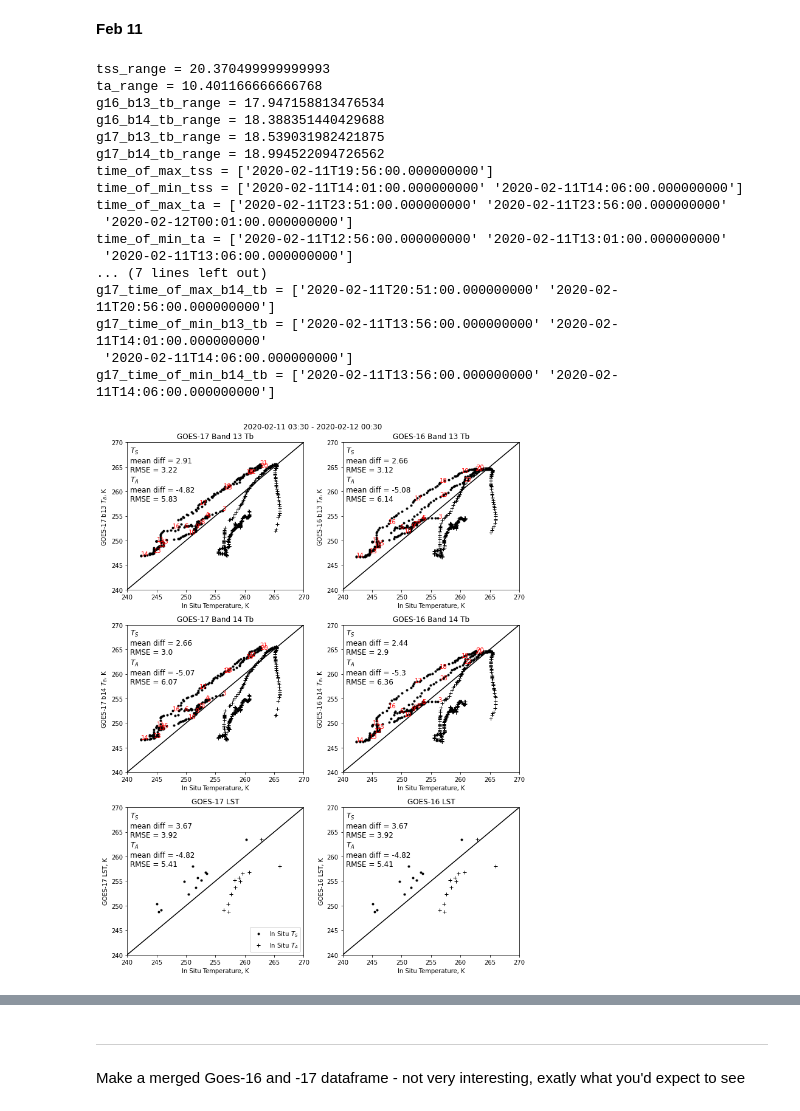
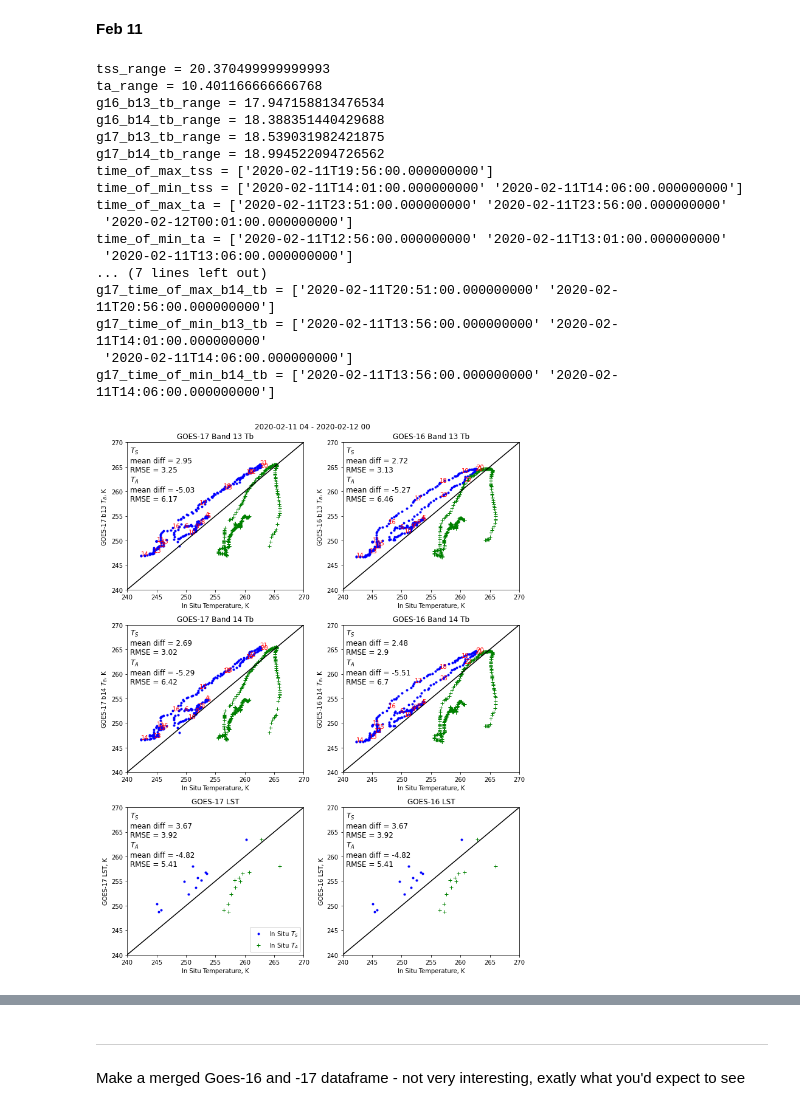
Before and after one commit to spestana/snowex2020, a Jupyter notebook: abi_vs_ground.ipynb, the cells around one changed output, grey strips where cells are left out. Cells and saved outputs as stored; diff of their text form; code cells hidden in the pictures.

```diff
--- a/abi_vs_ground.ipynb
+++ b/abi_vs_ground.ipynb
@@ -163,7 +163,7 @@ df_merged = df_merged.rolling('30T',                 # Size of the moving window
 ---
 Select a cloud-free period to compare - **Feb 8**
 # %%
-starttime, endtime = '2020-02-08 13:45', '2020-02-09 01:30'
+starttime, endtime = '2020-02-08 14', '2020-02-09 00'
 # %%
 n_hours = 1
 
@@ -359,9 +359,9 @@ pixelA_g16_rad.b14_tb_2km.plot(ax=axA16, c='k', linestyle=':',  label='GOES-16 A
 df_merged.rad_avg.plot(ax=axA16, c='b', label='In Situ $T_S$')
 df_merged.AirTC_20ft_Avg.plot(ax=axA16, c='g', label='In Situ $T_A$')
 axA16.plot([np.datetime64(g16_time_of_max_b13_tb[0])], [g16_b13_tb_max], c='k', linestyle='none', marker='o')
-axA16.plot([np.datetime64(g16_time_of_min_b13_tb[0])], [g16_b13_tb_min], c='k', linestyle='none', marker='X')
+#axA16.plot([np.datetime64(g16_time_of_min_b13_tb[0])], [g16_b13_tb_min], c='k', linestyle='none', marker='X')
 axA16.plot([np.datetime64(g16_time_of_max_b14_tb[0])], [g16_b14_tb_max], c='k', linestyle='none', marker='o')
-axA16.plot([np.datetime64(g16_time_of_min_b14_tb[0])], [g16_b14_tb_min], c='k', linestyle='none', marker='X')
+#axA16.plot([np.datetime64(g16_time_of_min_b14_tb[0])], [g16_b14_tb_min], c='k', linestyle='none', marker='X')
 
 
 # GOES-17
@@ -371,22 +371,22 @@ pixelA_g17_rad.b14_tb_2km.plot(ax=axA17, c='k', linestyle=':',  label='GOES-17 A
 df_merged.rad_avg.plot(ax=axA17, c='b', label='In Situ $T_S$')
 df_merged.AirTC_20ft_Avg.plot(ax=axA17, c='g', label='In Situ $T_A$')
 axA17.plot([np.datetime64(g17_time_of_max_b13_tb[0])], [g17_b13_tb_max], c='k', linestyle='none', marker='o')
-axA17.plot([np.datetime64(g17_time_of_min_b13_tb[0])], [g17_b13_tb_min], c='k', linestyle='none', marker='X')
+#axA17.plot([np.datetime64(g17_time_of_min_b13_tb[0])], [g17_b13_tb_min], c='k', linestyle='none', marker='X')
 axA17.plot([np.datetime64(g17_time_of_max_b14_tb[0])], [g17_b14_tb_max], c='k', linestyle='none', marker='o')
-axA17.plot([np.datetime64(g17_time_of_min_b14_tb[0])], [g17_b14_tb_min], c='k', linestyle='none', marker='X')
+#axA17.plot([np.datetime64(g17_time_of_min_b14_tb[0])], [g17_b14_tb_min], c='k', linestyle='none', marker='X')
 
 
 # formatting
 for this_ax in axs.ravel():
     this_ax.plot([np.datetime64(time_of_max_tss[0])], [tss_max], c='b', linestyle='none', marker='o')
-    this_ax.plot([np.datetime64(time_of_min_tss[0])], [tss_min], c='b', linestyle='none', marker='X')
+    #this_ax.plot([np.datetime64(time_of_min_tss[0])], [tss_min], c='b', linestyle='none', marker='X')
     this_ax.plot([np.datetime64(time_of_max_ta[0])], [ta_max], c='g', linestyle='none', marker='o')
-    this_ax.plot([np.datetime64(time_of_min_ta[0])], [ta_min], c='g', linestyle='none', marker='X')
+    #this_ax.plot([np.datetime64(time_of_min_ta[0])], [ta_min], c='g', linestyle='none', marker='X')
     this_ax.set_ylabel('Temperature, K')
     this_ax.set_xlabel('Time')
     this_ax.set_xlim(pd.Timestamp(starttime), pd.Timestamp(endtime))
     this_ax.set_ylim(255,275)
     this_ax.legend(loc='lower right')
 
-#plt.savefig('abi_and_ground_timeline_feb8.jpg')
+plt.savefig('abi_and_ground_timeline_feb8.jpg')
 # %% [output]
@@ -394,7 +394,7 @@ for this_ax in axs.ravel():
 # %% [markdown]
 **Feb 11**
 # %%
-starttime, endtime = '2020-02-11 03:30', '2020-02-12 00:30'
+starttime, endtime = '2020-02-11 04', '2020-02-12 00'
 # %%
 #pixelA_g16_rad_sliced = pixelA_g16_rad[starttime:endtime]
 #pixelA_g16_lst_sliced = pixelA_g16_lst[starttime:endtime]
@@ -434,46 +434,46 @@ plt.suptitle(f'{starttime} - {endtime}')
 
 [ax17_b13, ax16_b13, ax17_b14, ax16_b14, ax17_lst, ax16_lst] = axs.ravel()
 
-ax16_b13.plot(df_merged.rad_avg, df_merged.pixelA_g16_rad_sliced_b13_tb_2km, '.k')
-ax16_b13.plot(df_merged.AirTC_20ft_Avg, df_merged.pixelA_g16_rad_sliced_b13_tb_2km, '+k')
+ax16_b13.plot(df_merged.rad_avg, df_merged.pixelA_g16_rad_sliced_b13_tb_2km, '.b')
+ax16_b13.plot(df_merged.AirTC_20ft_Avg, df_merged.pixelA_g16_rad_sliced_b13_tb_2km, '+g')
 _df = find_hour_start(df_merged_sliced, n_hours) # Add text labels for each hour
 [ax16_b13.annotate(i.hour, xy=(row.rad_avg, row.pixelA_g16_rad_sliced_b13_tb_2km), fontsize=10, c='r') for i, row in _df.iterrows()]
 ax16_b13.set_ylabel('GOES-16 b13 $T_B$, K')
 ax16_b13.set_xlabel('In Situ Temperature, K')
 ax16_b13.set_title('GOES-16 Band 13 Tb')
 
-ax16_b14.plot(df_merged.rad_avg, df_merged.pixelA_g16_rad_sliced_b14_tb_2km, '.k')
-ax16_b14.plot(df_merged.AirTC_20ft_Avg, df_merged.pixelA_g16_rad_sliced_b14_tb_2km, '+k')
+ax16_b14.plot(df_merged.rad_avg, df_merged.pixelA_g16_rad_sliced_b14_tb_2km, '.b')
+ax16_b14.plot(df_merged.AirTC_20ft_Avg, df_merged.pixelA_g16_rad_sliced_b14_tb_2km, '+g')
 _df = find_hour_start(df_merged_sliced, n_hours) # Add text labels for each hour
 [ax16_b14.annotate(i.hour, xy=(row.rad_avg, row.pixelA_g16_rad_sliced_b14_tb_2km), fontsize=10, c='r') for i, row in _df.iterrows()]
 ax16_b14.set_ylabel('GOES-16 b14 $T_B$, K')
 ax16_b14.set_xlabel('In Situ Temperature, K')
 ax16_b14.set_title('GOES-16 Band 14 Tb')
 
-ax16_lst.plot(df_merged_g16_lst_sliced.rad_avg[idx16 != -1], pixelA_g16_lst.LST[idx16 != -1], '.k')
-ax16_lst.plot(df_merged_g16_lst_sliced.AirTC_20ft_Avg[idx16 != -1], pixelA_g16_lst.LST[idx16 != -1], '+k')
+ax16_lst.plot(df_merged_g16_lst_sliced.rad_avg[idx16 != -1], pixelA_g16_lst.LST[idx16 != -1], '.b')
+ax16_lst.plot(df_merged_g16_lst_sliced.AirTC_20ft_Avg[idx16 != -1], pixelA_g16_lst.LST[idx16 != -1], '+g')
 ax16_lst.set_ylabel('GOES-16 LST, K')
 ax16_lst.set_xlabel('In Situ Temperature, K')
 ax16_lst.set_title('GOES-16 LST')
 
-ax17_b13.plot(df_merged.rad_avg, df_merged.pixelA_g17_rad_sliced_b13_tb_2km, '.k')
-ax17_b13.plot(df_merged.AirTC_20ft_Avg, df_merged.pixelA_g17_rad_sliced_b13_tb_2km, '+k')
+ax17_b13.plot(df_merged.rad_avg, df_merged.pixelA_g17_rad_sliced_b13_tb_2km, '.b')
+ax17_b13.plot(df_merged.AirTC_20ft_Avg, df_merged.pixelA_g17_rad_sliced_b13_tb_2km, '+g')
 _df = find_hour_start(df_merged_sliced, n_hours) # Add text labels for each hour
 [ax17_b13.annotate(i.hour, xy=(row.rad_avg, row.pixelA_g17_rad_sliced_b13_tb_2km), fontsize=10, c='r') for i, row in _df.iterrows()]
 ax17_b13.set_ylabel('GOES-17 b13 $T_B$, K')
 ax17_b13.set_xlabel('In Situ Temperature, K')
 ax17_b13.set_title('GOES-17 Band 13 Tb')
 
-ax17_b14.plot(df_merged.rad_avg, df_merged.pixelA_g17_rad_sliced_b14_tb_2km, '.k')
-ax17_b14.plot(df_merged.AirTC_20ft_Avg, df_merged.pixelA_g17_rad_sliced_b14_tb_2km, '+k')
+ax17_b14.plot(df_merged.rad_avg, df_merged.pixelA_g17_rad_sliced_b14_tb_2km, '.b')
+ax17_b14.plot(df_merged.AirTC_20ft_Avg, df_merged.pixelA_g17_rad_sliced_b14_tb_2km, '+g')
 _df = find_hour_start(df_merged_sliced, n_hours) # Add text labels for each hour
 [ax17_b14.annotate(i.hour, xy=(row.rad_avg, row.pixelA_g17_rad_sliced_b14_tb_2km), fontsize=10, c='r') for i, row in _df.iterrows()]
 ax17_b14.set_ylabel('GOES-17 b14 $T_B$, K')
 ax17_b14.set_xlabel('In Situ Temperature, K')
 ax17_b14.set_title('GOES-17 Band 14 Tb')
 
-ax17_lst.plot(df_merged_g17_lst_sliced.rad_avg[idx17 != -1], pixelA_g17_lst.LST[idx17 != -1], '.k', label='In Situ $T_S$')
-ax17_lst.plot(df_merged_g17_lst_sliced.AirTC_20ft_Avg[idx17 != -1], pixelA_g17_lst.LST[idx17 != -1], '+k', label='In Situ $T_A$')
+ax17_lst.plot(df_merged_g17_lst_sliced.rad_avg[idx17 != -1], pixelA_g17_lst.LST[idx17 != -1], '.b', label='In Situ $T_S$')
+ax17_lst.plot(df_merged_g17_lst_sliced.AirTC_20ft_Avg[idx17 != -1], pixelA_g17_lst.LST[idx17 != -1], '+g', label='In Situ $T_A$')
 ax17_lst.set_ylabel('GOES-17 LST, K')
 ax17_lst.set_xlabel('In Situ Temperature, K')
 ax17_lst.set_title('GOES-17 LST')
@@ -548,34 +548,34 @@ print(f'g16_time_of_max_b13_tb = {g16_time_of_max_b13_tb.values}')
 print(f'g16_time_of_max_b14_tb = {g16_time_of_max_b14_tb.values}')
 print(f'g16_time_of_min_b13_tb = {g16_time_of_min_b13_tb.values}')
 print(f'g16_time_of_min_b14_tb = {g16_time_of_min_b14_tb.values}')
 
 g17_time_of_max_b13_tb = df_merged[df_merged.pixelA_g17_rad_sliced_b13_tb_2km == g17_b13_tb_max].index
 g17_time_of_max_b14_tb = df_merged[df_merged.pixelA_g17_rad_sliced_b14_tb_2km == g17_b14_tb_max].index
 g17_time_of_min_b13_tb = df_merged[df_merged.pixelA_g17_rad_sliced_b13_tb_2km == g17_b13_tb_min].index
 g17_time_of_min_b14_tb = df_merged[df_merged.pixelA_g17_rad_sliced_b14_tb_2km == g17_b14_tb_min].index
 print(f'g17_time_of_max_b13_tb = {g17_time_of_max_b13_tb.values}')
 print(f'g17_time_of_max_b14_tb = {g17_time_of_max_b14_tb.values}')
 print(f'g17_time_of_min_b13_tb = {g17_time_of_min_b13_tb.values}')
 print(f'g17_time_of_min_b14_tb = {g17_time_of_min_b14_tb.values}')
 # %% [output]
 tss_range = 20.370499999999993
 ta_range = 10.401166666666768
 g16_b13_tb_range = 17.947158813476534
 g16_b14_tb_range = 18.388351440429688
 g17_b13_tb_range = 18.539031982421875
 g17_b14_tb_range = 18.994522094726562
 time_of_max_tss = ['2020-02-11T19:56:00.000000000']
 time_of_min_tss = ['2020-02-11T14:01:00.000000000' '2020-02-11T14:06:00.000000000']
 time_of_max_ta = ['2020-02-11T23:51:00.000000000' '2020-02-11T23:56:00.000000000'
  '2020-02-12T00:01:00.000000000']
 time_of_min_ta = ['2020-02-11T12:56:00.000000000' '2020-02-11T13:01:00.000000000'
  '2020-02-11T13:06:00.000000000']
 ... (7 lines left out)
 g17_time_of_max_b14_tb = ['2020-02-11T20:51:00.000000000' '2020-02-11T20:56:00.000000000']
 g17_time_of_min_b13_tb = ['2020-02-11T13:56:00.000000000' '2020-02-11T14:01:00.000000000'
  '2020-02-11T14:06:00.000000000']
 g17_time_of_min_b14_tb = ['2020-02-11T13:56:00.000000000' '2020-02-11T14:06:00.000000000']
-[figure, old version]
+[figure, new version]
 # %%
 # plot timeseries for one pixel
 fig, axs = plt.subplots(nrows=1, ncols= 2, figsize=(10,5), tight_layout=True)
```
Also changed, not shown: parts of 3 cells of this notebook.
